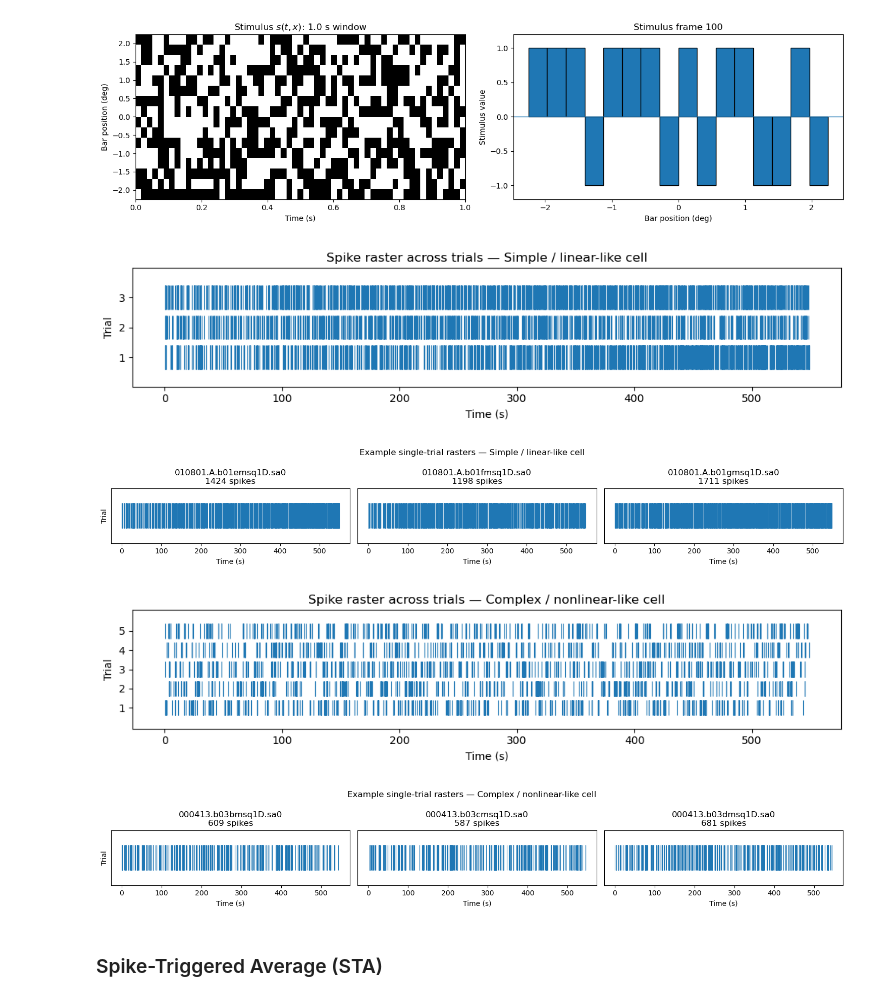
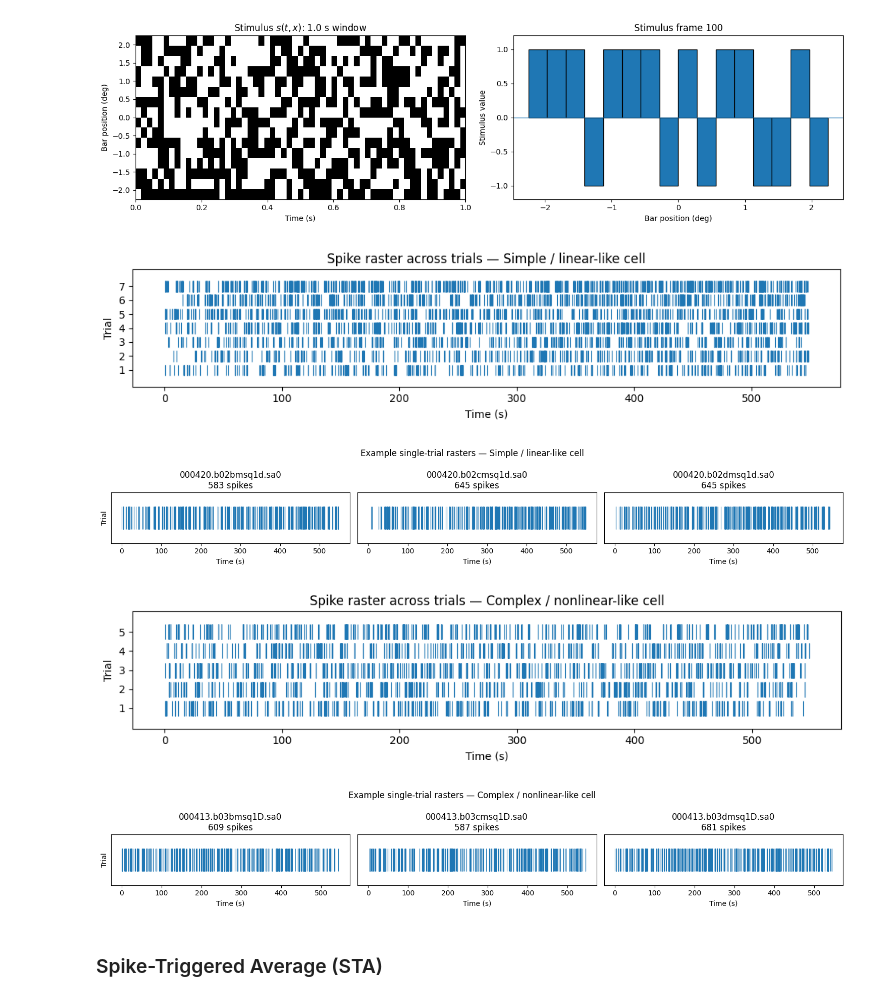
Before and after one commit to alessandrodipiano/neural_encoding, a Jupyter notebook: notebook/start.ipynb, the cells around one changed output. Cells and saved outputs as stored; diff of their text form; code cells hidden in the pictures.

```diff
--- a/notebook/start.ipynb
+++ b/notebook/start.ipynb
@@ -67,7 +67,8 @@ Correcting spike file: 000802.c05atune.sa1 -> 000802.c05atune.sa0
 # %%
 COMPLEX_NEURON_PATH= root/'000413.b03'
 
-LINEAR_NEURON_PATH=root/'010801.A.b01'
+LINEAR_NEURON_PATH_1 =root/'010801.A.b01'
+LINEAR_NEURON_PATH_2 =root/'000420.b02'
 
 STIM_PATH  = DATA_ROOT/'1D_white_noise/Stimulus_Files/msq1D.mat'
 
@@ -83,15 +84,14 @@ filenames_complex = [
     '000413.b03hmsq1D.sa0',
 ]
 
-filenames_linear = [
+filenames_linear_1 = [
     "010801.A.b01emsq1D.sa0",
     "010801.A.b01fmsq1D.sa0",
     "010801.A.b01gmsq1D.sa0",
 ]
 
 
-
-'''filenames_linear=[
+filenames_linear_2=[
     '000420.b02bmsq1d.sa0',
     '000420.b02cmsq1d.sa0',
     '000420.b02dmsq1d.sa0',
@@ -99,12 +99,12 @@ filenames_linear = [
     '000420.b02fmsq1d.sa0',
     '000420.b02gmsq1d.sa0',
     '000420.b02hmsq1d.sa0'
-
-]'''
+]
 
 
-paths_comples_trials = [COMPLEX_NEURON_PATH / name for name in filenames_complex]
-paths_linear_trial = [LINEAR_NEURON_PATH / name for name in filenames_linear]
+paths_complex_trials = [COMPLEX_NEURON_PATH / name for name in filenames_complex]
+paths_linear_trial_1 = [LINEAR_NEURON_PATH_1 / name for name in filenames_linear_1]
+paths_linear_trial_2 = [LINEAR_NEURON_PATH_2 / name for name in filenames_linear_2]
 # %% [markdown]
 # 1D
 # %% [markdown]
@@ -124,9 +124,6 @@ info = tori(flog, cluster_index=0, plot=True)
 # %%
 
-for path in paths_comples_trials:
-
-
-
+for path in paths_complex_trials:
 
     log_lines         = load_log_lines(path)
     remote_rr         = float(numbers(search_log(log_lines, 'TestInfo',  'RemoteRefreshRate', '119.44'))[0])
@@ -137,7 +134,6 @@ for path in paths_comples_trials:
     sti_w_deg  = sti_w * 0.5                      # cm → degrees (1 cm ≈ 0.5° at 114 cm viewing)
 
 
-
     print(f'Effective frame rate: {frame_rate:.4f} Hz')
     print(f'Stimulus width: {sti_w} cm = {sti_w_deg:.2f}°  ({sti_w_deg / 16:.3f}°/bar)')
 # %% [output]
@@ -155,14 +151,13 @@ Stimulus width: 9.0 cm = 4.50°  (0.281°/bar)
 ### neuron b02 of 2004
 # %%
 flog = retrieve_log(
-    path=LINEAR_NEURON_PATH,
+    path=LINEAR_NEURON_PATH_2,
     filename="000420.b02atune.log",
     channels=None
 )
 
 info = tori(flog, cluster_index=0, plot=True)
-paths = [LINEAR_NEURON_PATH / name for name in filenames_complex]
-
+paths = [LINEAR_NEURON_PATH_2 / name for name in filenames_linear_2]
 
 msq1D_stim = loadmat(STIM_PATH)['msq1D'].astype(float)   # (32767, 16), values ±1
 # %% [output]
@@ -170,5 +165,5 @@ FileNotFoundError: [Errno 2] No such file or directory: 'c:\\Users\\aless\\Deskt
 # %%
-for path in paths_linear_trial:
+for path in paths_linear_trial_2:
 
 
     msq1D_stim = loadmat(STIM_PATH)['msq1D'].astype(float)   # (32767, 16), values ±1
@@ -287,8 +282,8 @@ stimulus shape:(32767, 16), stimulus mean=3.051850947599719e-05, stimulus varian
 [figure]
 # %%
 groups = {
-    "Simple / linear-like cell": paths_linear_trial,
-    "Complex / nonlinear-like cell": paths_comples_trials,
+    "Simple / linear-like cell": paths_linear_trial_2,
+    "Complex / nonlinear-like cell": paths_complex_trials,
 }
 
 for group_name, paths in groups.items():
@@ -321,37 +316,37 @@ for group_name, paths in groups.items():
         1,
         n_trials,
         figsize=(5 * n_trials, 2.5),
         sharex=True,
         sharey=True
     )
 
     if n_trials == 1:
         axes = [axes]
 
     for ax, path in zip(axes, paths[:n_trials]):
         events, spike_times_sec, hdr = fget_spk_python(path)
 
         ax.eventplot(
             spike_times_sec,
             lineoffsets=1,
             linelengths=0.8,
             linewidths=0.8
         )
 
         ax.set_title(f"{Path(path).name}\n{len(events)} spikes")
         ax.set_xlabel("Time (s)")
         ax.set_yticks([])
 
     axes[0].set_ylabel("Trial")
 
     fig.suptitle(f"Example single-trial rasters — {group_name}")
     plt.tight_layout()
     plt.show()
 # %% [output]
-[figure, old version]
+[figure, new version]
-[figure, old version]
+[figure, new version]
 [figure]
-[figure, old version]
+[figure, new version]
 # %% [markdown]
 ### Spike-Triggered Average (STA)
 # %% [markdown]
```
Also changed, not shown: parts of 28 cells of this notebook.
